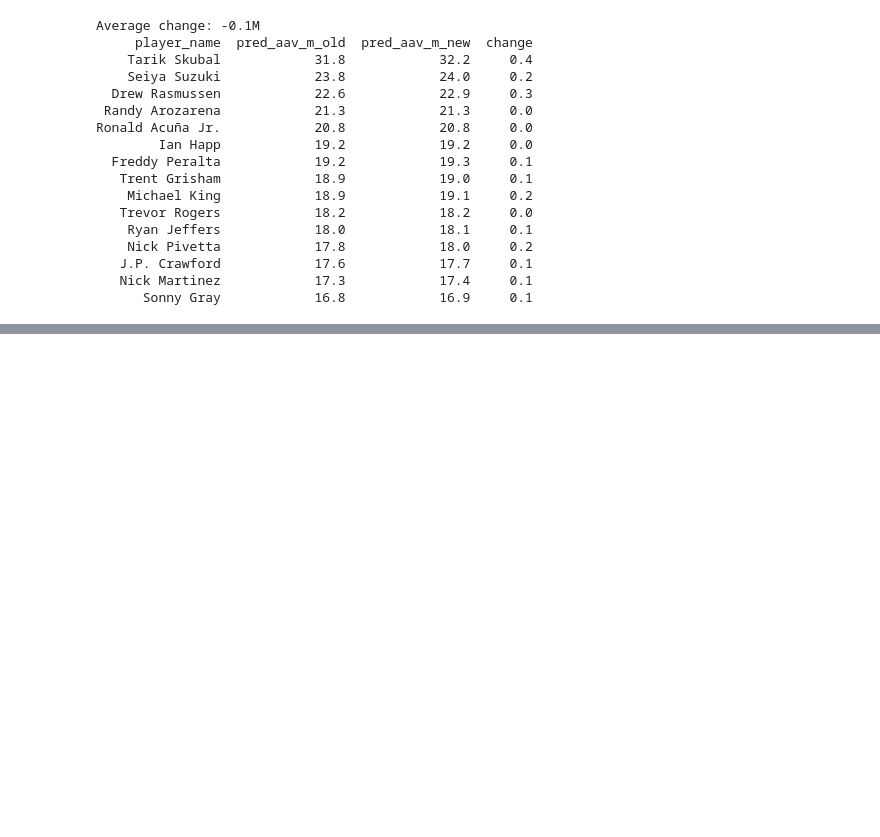
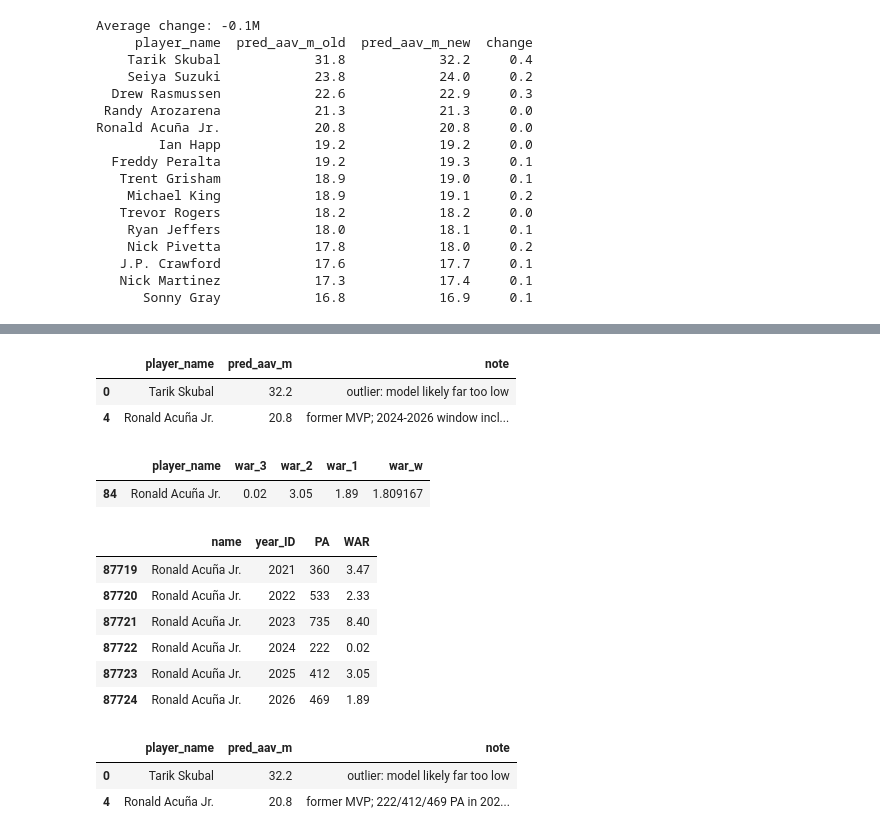
Before and after one commit to jpascarella17/fa-contract-model, a Jupyter notebook: notebooks/02_pull_stats.ipynb, the cells around one changed output, grey strips where cells are left out. Drawn from its saved outputs; the diff is of its cells as text; code cells hidden in the pictures; blank space fills up the shorter version.

Commit message:
Add prediction notes and refine limitations

```diff
--- a/notebooks/02_pull_stats.ipynb
+++ b/notebooks/02_pull_stats.ipynb
@@ -1126,0 +1232,49 @@ Ronald Acuña Jr.            20.8            20.8     0.0
+# %%
+import pandas as pd
+
+out = pd.read_csv("../outputs/fa_2027_predictions.csv")
+notes = {
+    "Tarik Skubal": "outlier: model likely far too low",
+    "Ronald Acuña Jr.": "former MVP; 2024-2026 window includes injury-shortened seasons; "
+                        "model likely too low if he reached the market, but a club option makes that unlikely",
+}
+out["note"] = out["player_name"].map(notes).fillna(out["note"])
+out.to_csv("../outputs/fa_2027_predictions.csv", index=False)
+out[out["note"].notna()][["player_name", "pred_aav_m", "note"]]
+# %% [output]
+|  | player_name | pred_aav_m | note |
+| 0 | Tarik Skubal | 32.2 | outlier: model likely far too low |
+| 4 | Ronald Acuña Jr. | 20.8 | former MVP; 2024-2026 window incl... |
+# %%
+fa = pd.read_csv("../data/processed/fa_2027_features.csv")
+fa[fa["player_name"].str.contains("Acuña")][["player_name", "war_3", "war_2", "war_1", "war_w"]]
+# %% [output]
+|  | player_name | war_3 | war_2 | war_1 | war_w |
+| 84 | Ronald Acuña Jr. | 0.02 | 3.05 | 1.89 | 1.809167 |
+# %%
+bh = pd.read_csv("../data/processed/bwar_hitters.csv")
+bh[bh["name"].str.contains("Ronald Acu")][["name", "year_ID", "PA", "WAR"]].tail(6)
+# %% [output]
+|  | name | year_ID | PA | WAR |
+| 87719 | Ronald Acuña Jr. | 2021 | 360 | 3.47 |
+| 87720 | Ronald Acuña Jr. | 2022 | 533 | 2.33 |
+| 87721 | Ronald Acuña Jr. | 2023 | 735 | 8.40 |
+| 87722 | Ronald Acuña Jr. | 2024 | 222 | 0.02 |
+| 87723 | Ronald Acuña Jr. | 2025 | 412 | 3.05 |
+| 87724 | Ronald Acuña Jr. | 2026 | 469 | 1.89 |
+# %%
+import pandas as pd
+
+out = pd.read_csv("../outputs/fa_2027_predictions.csv")
+notes = {
+    "Tarik Skubal": "outlier: model likely far too low",
+    "Ronald Acuña Jr.": "former MVP; 222/412/469 PA in 2024-2026, and his 2023 season (8.4 WAR) is outside the model's window; "
+                        "a $17MM club option makes reaching the market unlikely",
+}
+out["note"] = out["player_name"].map(notes).fillna(out["note"])
+out.to_csv("../outputs/fa_2027_predictions.csv", index=False)
+out[out["note"].notna()][["player_name", "pred_aav_m", "note"]]
+# %% [output]
+|  | player_name | pred_aav_m | note |
+| 0 | Tarik Skubal | 32.2 | outlier: model likely far too low |
+| 4 | Ronald Acuña Jr. | 20.8 | former MVP; 222/412/469 PA in 202... |
```
Also changed, not shown: parts of 2 cells of this notebook, 2 other files.
